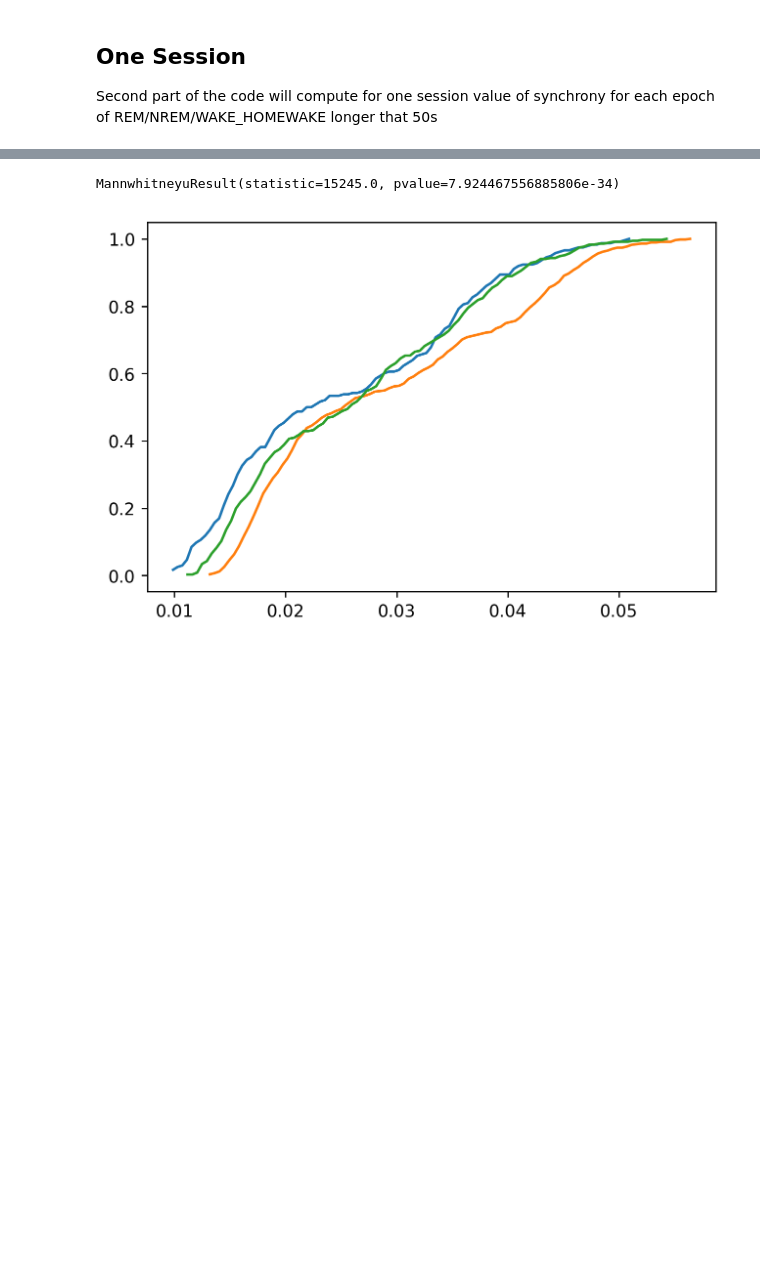
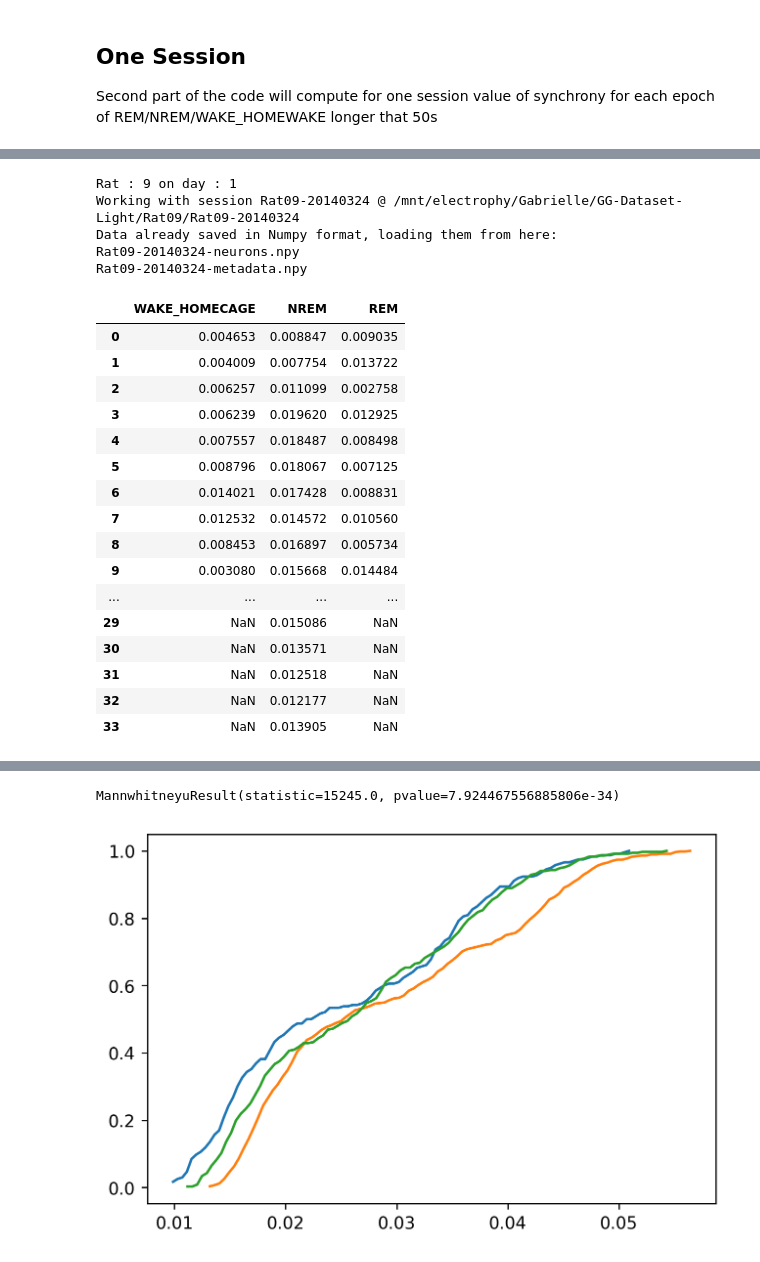
Before and after one commit to KBillel/Amy-Hpc-sleep-dynamcics-python, a Jupyter notebook: synchrony2.ipynb, the cells around one changed output, grey strips where cells are left out. Saved outputs shown, nothing was run; the diff lists cells and outputs as text; code cells hidden in the pictures; blank space fills up the shorter version.

```diff
--- a/synchrony2.ipynb
+++ b/synchrony2.ipynb
@@ -146,3 +279,31 @@ Batch finished in 2475.5277087688446
 Some session were not processed correctly
 ['Rat08-20130720', 'Rat08-20130722', 'Rat09-20140407', 'Rat09-20140408', 'Rat09-20140409', 'Rat11-20150402', 'Rat11-20150403']
 11.475409836065573 %
+# %%
+df = main(bk.load.base,'Rat09/Rat09-20140324',**kwargs)
+# %% [output]
+Rat : 9 on day : 1
+Working with session Rat09-20140324 @ /mnt/electrophy/Gabrielle/GG-Dataset-Light/Rat09/Rat09-20140324
+Data already saved in Numpy format, loading them from here:
+Rat09-20140324-neurons.npy
+Rat09-20140324-metadata.npy
+# %%
+df['BLA']
+# %% [output]
+|  | WAKE_HOMECAGE | NREM | REM |
+| 0 | 0.004653 | 0.008847 | 0.009035 |
+| 1 | 0.004009 | 0.007754 | 0.013722 |
+| 2 | 0.006257 | 0.011099 | 0.002758 |
+| 3 | 0.006239 | 0.019620 | 0.012925 |
+| 4 | 0.007557 | 0.018487 | 0.008498 |
+| 5 | 0.008796 | 0.018067 | 0.007125 |
+| 6 | 0.014021 | 0.017428 | 0.008831 |
+| 7 | 0.012532 | 0.014572 | 0.010560 |
+| 8 | 0.008453 | 0.016897 | 0.005734 |
+| 9 | 0.003080 | 0.015668 | 0.014484 |
+| ... | ... | ... | ... |
+| 29 | NaN | 0.015086 | NaN |
+| 30 | NaN | 0.013571 | NaN |
+| 31 | NaN | 0.012518 | NaN |
+| 32 | NaN | 0.012177 | NaN |
+| 33 | NaN | 0.013905 | NaN |
```
Also changed, not shown: parts of 17 cells of this notebook, 52 other files.
